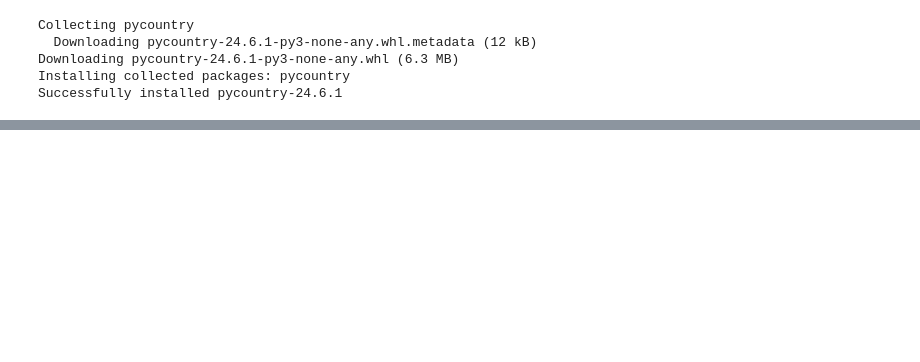
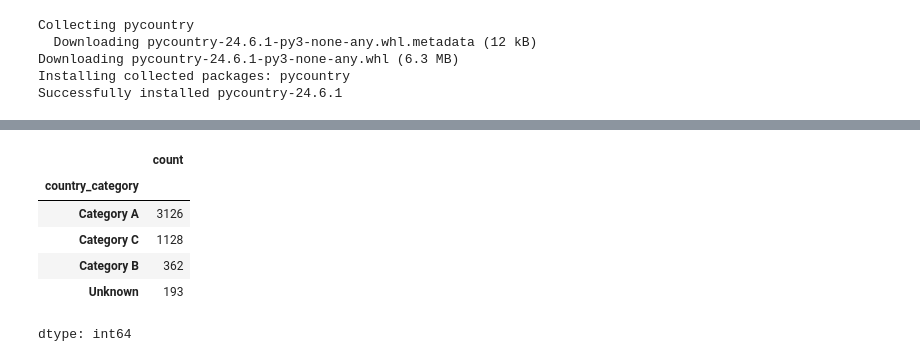
Before and after one commit to segnig/Tanzania-Tourism-Prediction, a Jupyter notebook: main.ipynb, the cells around one changed output, grey strips where cells are left out. Drawn from its saved outputs; the diff is of its cells as text; code cells hidden in the pictures; blank space fills up the shorter version.

```diff
--- a/main.ipynb
+++ b/main.ipynb
@@ -399,0 +393,10 @@ train_df_copy["country_category"] = train_df["country"].apply(categorize_country
+# %%
+train_df_copy["country_category"].value_counts()
+# %% [output]
+|  | count |
+| country_category |  |
+| Category A | 3126 |
+| Category C | 1128 |
+| Category B | 362 |
+| Unknown | 193 |
+dtype: int64
```
Also changed, not shown: parts of 8 cells of this notebook.
